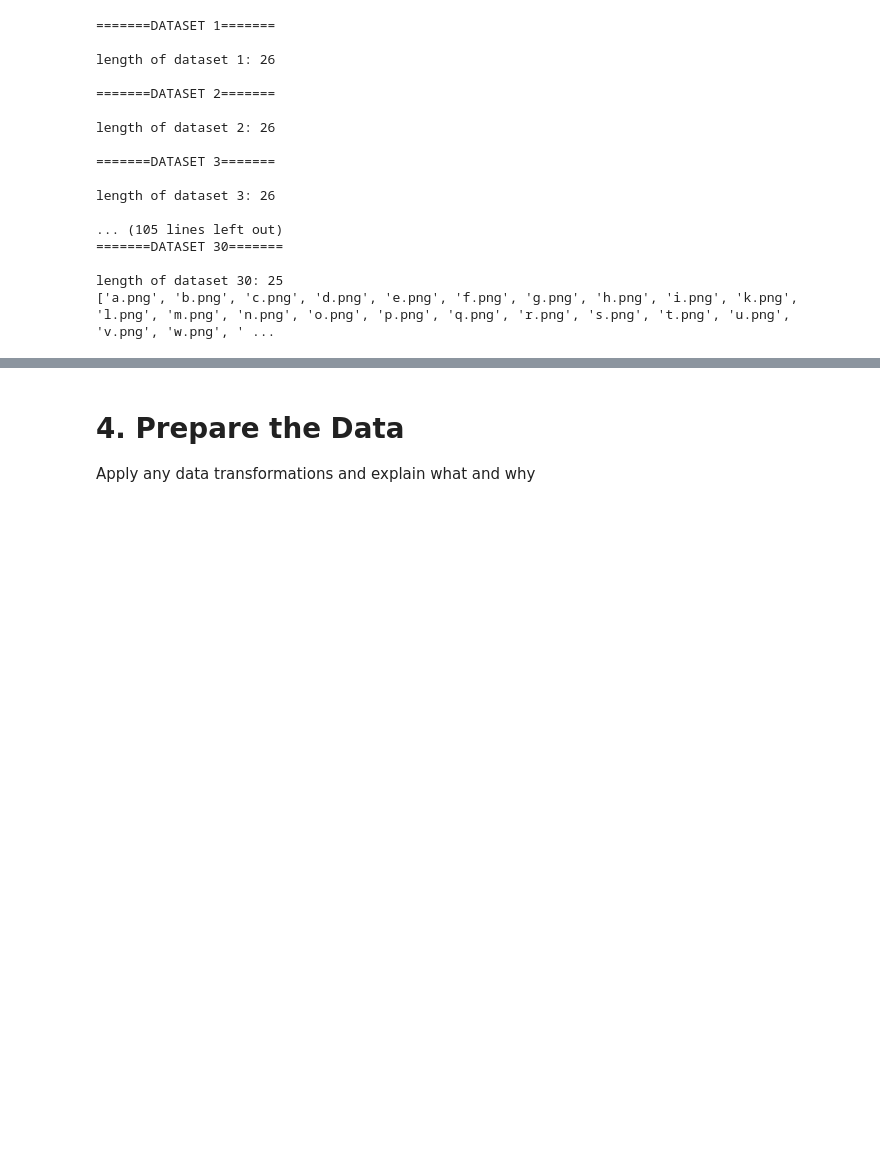
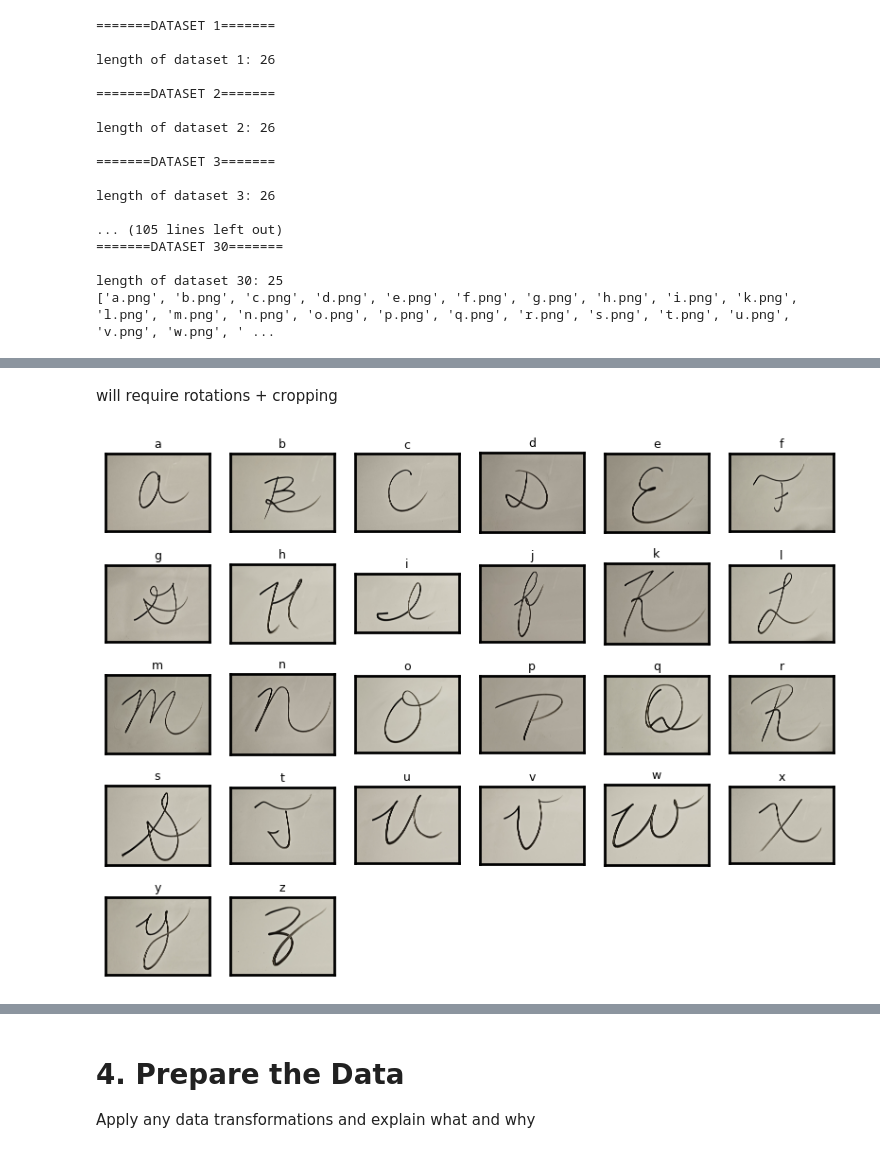
Before and after one commit to mandiiiwu/ml-classwork, a Jupyter notebook: Project_5/Project_5.ipynb, the cells around one changed output, grey strips where cells are left out. Drawn from its saved outputs; the diff is of its cells as text; code cells hidden in the pictures; blank space fills up the shorter version.

```diff
--- a/Project_5/Project_5.ipynb
+++ b/Project_5/Project_5.ipynb
@@ -93,0 +166,6 @@ length of dataset 30: 25
+# %% [markdown]
+will require rotations + cropping
+# %%
+show_images(4)
+# %% [output]
+[figure, added]
```
Also changed, not shown: parts of 14 cells of this notebook.
